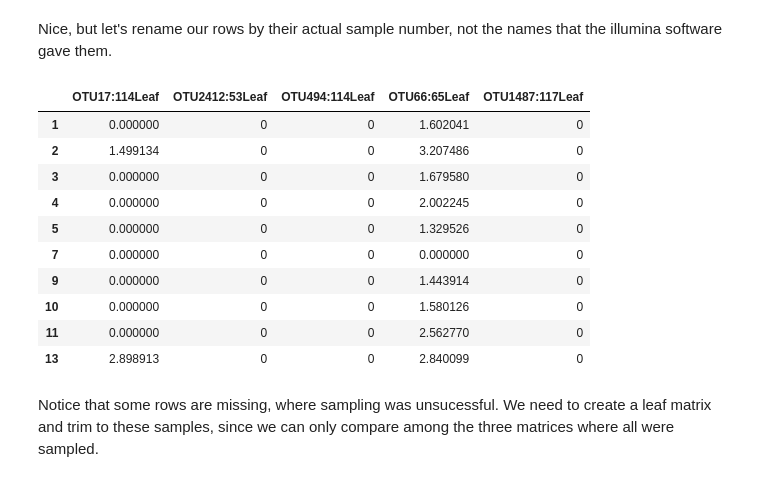
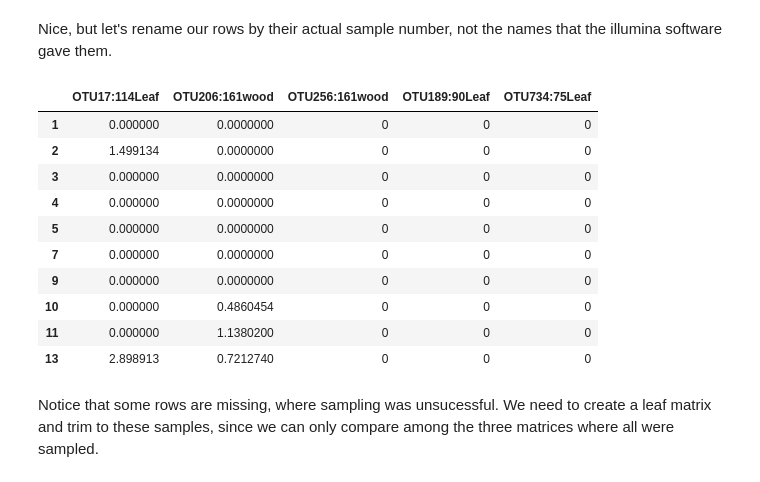
Before and after one commit to danchurch/taiwan_combined, a Jupyter notebook: XylariaLeafWoodStats.ipynb, the cells around one changed output. Saved outputs shown, nothing was run; the diff lists cells and outputs as text; code cells hidden in the pictures.

```diff
--- a/XylariaLeafWoodStats.ipynb
+++ b/XylariaLeafWoodStats.ipynb
@@ -351,17 +352,19 @@ rownames(woodmat) <- woodnames
-# %%
-woodmat[1:10,1:5]
-# %% [output]
-|  | OTU17:114Leaf | OTU2412:53Leaf | OTU494:114Leaf | OTU66:65Leaf | OTU1487:117Leaf |
-| 1 | 0.000000 | 0 | 0 | 1.602041 | 0 |
-| 2 | 1.499134 | 0 | 0 | 3.207486 | 0 |
-| 3 | 0.000000 | 0 | 0 | 1.679580 | 0 |
-| 4 | 0.000000 | 0 | 0 | 2.002245 | 0 |
-| 5 | 0.000000 | 0 | 0 | 1.329526 | 0 |
-| 7 | 0.000000 | 0 | 0 | 0.000000 | 0 |
-| 9 | 0.000000 | 0 | 0 | 1.443914 | 0 |
-| 10 | 0.000000 | 0 | 0 | 1.580126 | 0 |
-| 11 | 0.000000 | 0 | 0 | 2.562770 | 0 |
-| 13 | 2.898913 | 0 | 0 | 2.840099 | 0 |
+# %%
+Xwoodnames <- sample_data(Xwood95)@.Data[[1]]
+rownames(Xwoodmat) <- Xwoodnames
+Xwoodmat[1:10,1:5]
+# %% [output]
+|  | OTU17:114Leaf | OTU206:161wood | OTU256:161wood | OTU189:90Leaf | OTU734:75Leaf |
+| 1 | 0.000000 | 0.0000000 | 0 | 0 | 0 |
+| 2 | 1.499134 | 0.0000000 | 0 | 0 | 0 |
+| 3 | 0.000000 | 0.0000000 | 0 | 0 | 0 |
+| 4 | 0.000000 | 0.0000000 | 0 | 0 | 0 |
+| 5 | 0.000000 | 0.0000000 | 0 | 0 | 0 |
+| 7 | 0.000000 | 0.0000000 | 0 | 0 | 0 |
+| 9 | 0.000000 | 0.0000000 | 0 | 0 | 0 |
+| 10 | 0.000000 | 0.4860454 | 0 | 0 | 0 |
+| 11 | 0.000000 | 1.1380200 | 0 | 0 | 0 |
+| 13 | 2.898913 | 0.7212740 | 0 | 0 | 0 |
 # %% [markdown]
 Notice that some rows are missing, where sampling was unsucessful. We need to create a leaf matrix and trim to these samples, since we can only compare among the three matrices where all were sampled.
 # %% [markdown]
```
Also changed, not shown: parts of 28 cells of this notebook.
